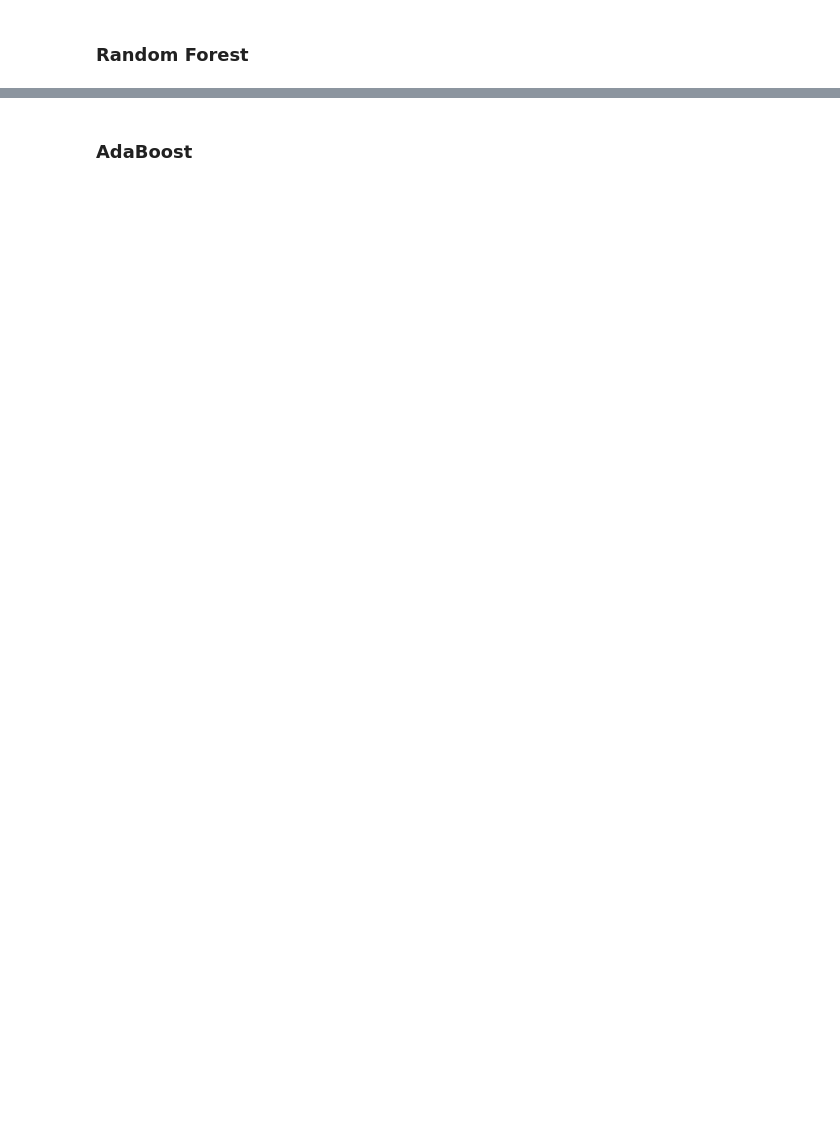
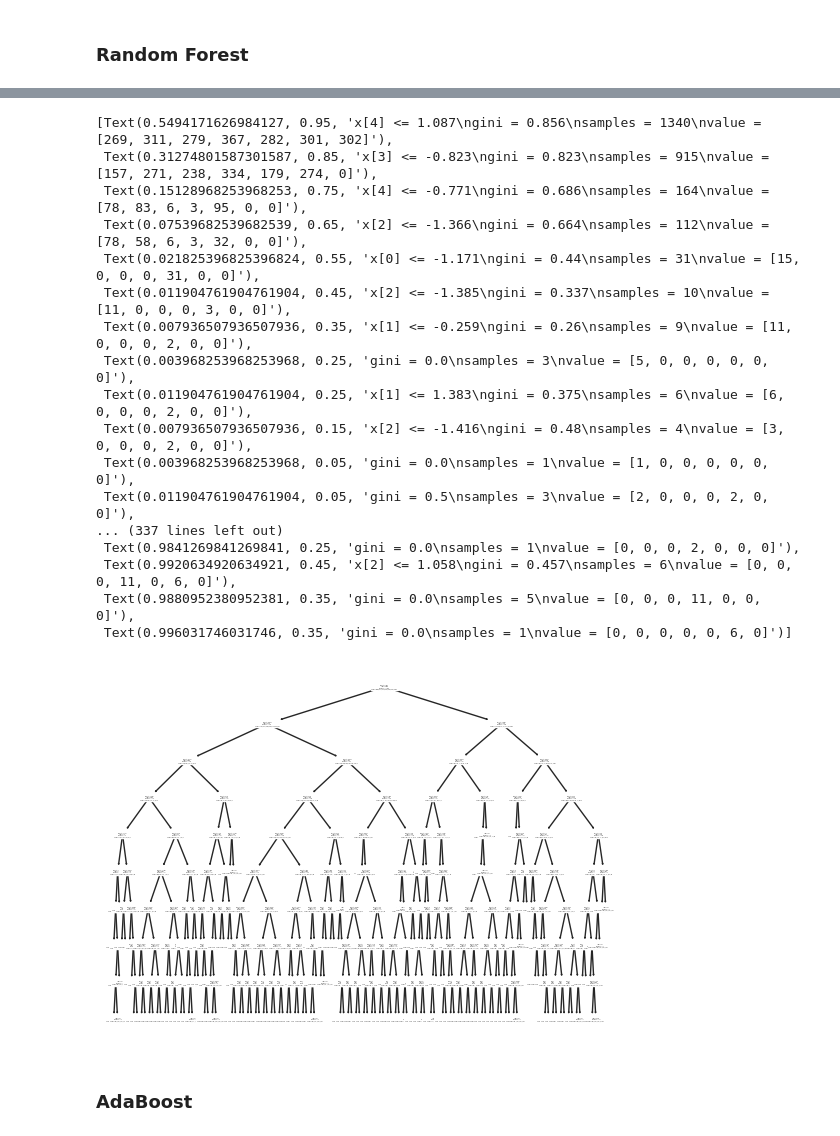
Before and after one commit to owlbemi/CS4372Assignment2, a Jupyter notebook: CS4372Assignment2.ipynb, the cells around one changed output, grey strips where cells are left out. Saved outputs shown, nothing was run; the diff lists cells and outputs as text; code cells hidden in the pictures; blank space fills up the shorter version.

```diff
--- a/CS4372Assignment2.ipynb
+++ b/CS4372Assignment2.ipynb
@@ -266,7 +382,24 @@ print('Accuracy: ', accuracy_score(y_test, predictions))
 # %%
-classes = y.unique()
-
 tree.plot_tree(gs_rf.best_estimator_.estimators_[49])
+# %% [output]
+[Text(0.5494171626984127, 0.95, 'x[4] <= 1.087\ngini = 0.856\nsamples = 1340\nvalue = [269, 311, 279, 367, 282, 301, 302]'),
+ Text(0.31274801587301587, 0.85, 'x[3] <= -0.823\ngini = 0.823\nsamples = 915\nvalue = [157, 271, 238, 334, 179, 274, 0]'),
+ Text(0.15128968253968253, 0.75, 'x[4] <= -0.771\ngini = 0.686\nsamples = 164\nvalue = [78, 83, 6, 3, 95, 0, 0]'),
+ Text(0.07539682539682539, 0.65, 'x[2] <= -1.366\ngini = 0.664\nsamples = 112\nvalue = [78, 58, 6, 3, 32, 0, 0]'),
+ Text(0.021825396825396824, 0.55, 'x[0] <= -1.171\ngini = 0.44\nsamples = 31\nvalue = [15, 0, 0, 0, 31, 0, 0]'),
+ Text(0.011904761904761904, 0.45, 'x[2] <= -1.385\ngini = 0.337\nsamples = 10\nvalue = [11, 0, 0, 0, 3, 0, 0]'),
+ Text(0.007936507936507936, 0.35, 'x[1] <= -0.259\ngini = 0.26\nsamples = 9\nvalue = [11, 0, 0, 0, 2, 0, 0]'),
+ Text(0.003968253968253968, 0.25, 'gini = 0.0\nsamples = 3\nvalue = [5, 0, 0, 0, 0, 0, 0]'),
+ Text(0.011904761904761904, 0.25, 'x[1] <= 1.383\ngini = 0.375\nsamples = 6\nvalue = [6, 0, 0, 0, 2, 0, 0]'),
+ Text(0.007936507936507936, 0.15, 'x[2] <= -1.416\ngini = 0.48\nsamples = 4\nvalue = [3, 0, 0, 0, 2, 0, 0]'),
+ Text(0.003968253968253968, 0.05, 'gini = 0.0\nsamples = 1\nvalue = [1, 0, 0, 0, 0, 0, 0]'),
+ Text(0.011904761904761904, 0.05, 'gini = 0.5\nsamples = 3\nvalue = [2, 0, 0, 0, 2, 0, 0]'),
+... (337 lines left out)
+ Text(0.9841269841269841, 0.25, 'gini = 0.0\nsamples = 1\nvalue = [0, 0, 0, 2, 0, 0, 0]'),
+ Text(0.9920634920634921, 0.45, 'x[2] <= 1.058\ngini = 0.457\nsamples = 6\nvalue = [0, 0, 0, 11, 0, 6, 0]'),
+ Text(0.9880952380952381, 0.35, 'gini = 0.0\nsamples = 5\nvalue = [0, 0, 0, 11, 0, 0, 0]'),
+ Text(0.996031746031746, 0.35, 'gini = 0.0\nsamples = 1\nvalue = [0, 0, 0, 0, 0, 6, 0]')]
+[figure, added]
 # %% [markdown]
 ### AdaBoost
 # %%
```
Also changed, not shown: parts of 20 cells of this notebook.
